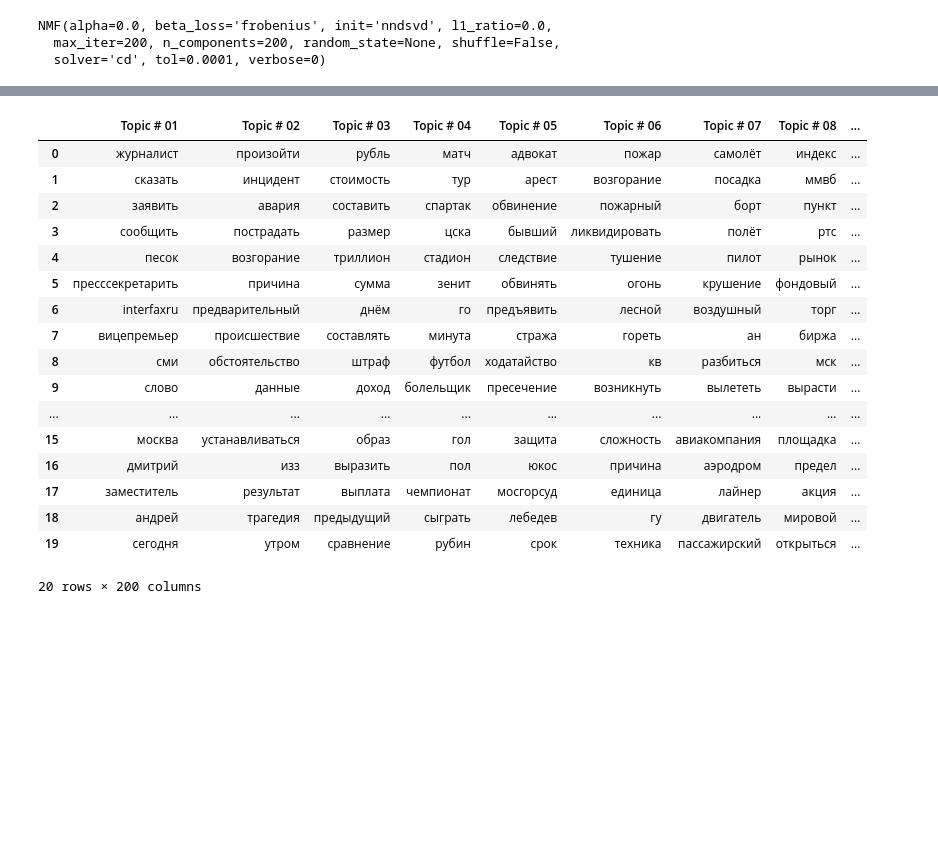
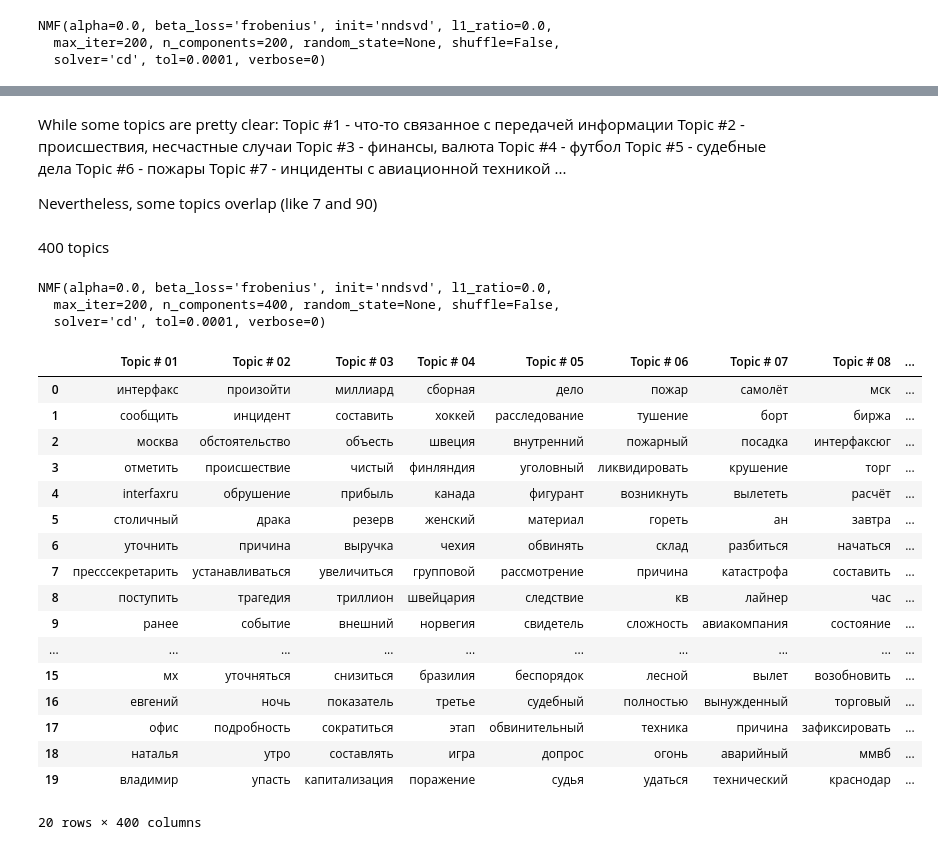
Before and after one commit to vetedde/proj_news_viz, a Jupyter notebook: nlp/topic_models/experiments/sklearn/nmf.ipynb, the cells around one changed output, grey strips where cells are left out. Cells and saved outputs as stored; diff of their text form; code cells hidden in the pictures; blank space fills up the shorter version.

```diff
--- a/nlp/topic_models/experiments/sklearn/nmf.ipynb
+++ b/nlp/topic_models/experiments/sklearn/nmf.ipynb
@@ -177,21 +209,12 @@ topic_model = get_nmf_topics(model, 20)
-# %%
-topic_model
-# %% [output]
-|  | Topic # 01 | Topic # 02 | Topic # 03 | Topic # 04 | Topic # 05 | Topic # 06 | Topic # 07 | Topic # 08 | ... |
-| 0 | журналист | произойти | рубль | матч | адвокат | пожар | самолёт | индекс | ... |
-| 1 | сказать | инцидент | стоимость | тур | арест | возгорание | посадка | ммвб | ... |
-| 2 | заявить | авария | составить | спартак | обвинение | пожарный | борт | пункт | ... |
-| 3 | сообщить | пострадать | размер | цска | бывший | ликвидировать | полёт | ртс | ... |
-| 4 | песок | возгорание | триллион | стадион | следствие | тушение | пилот | рынок | ... |
-| 5 | пресссекретарить | причина | сумма | зенит | обвинять | огонь | крушение | фондовый | ... |
-| 6 | interfaxru | предварительный | днём | го | предъявить | лесной | воздушный | торг | ... |
-| 7 | вицепремьер | происшествие | составлять | минута | стража | гореть | ан | биржа | ... |
-| 8 | сми | обстоятельство | штраф | футбол | ходатайство | кв | разбиться | мск | ... |
-| 9 | слово | данные | доход | болельщик | пресечение | возникнуть | вылететь | вырасти | ... |
-| ... | ... | ... | ... | ... | ... | ... | ... | ... | ... |
-| 15 | москва | устанавливаться | образ | гол | защита | сложность | авиакомпания | площадка | ... |
-| 16 | дмитрий | изз | выразить | пол | юкос | причина | аэродром | предел | ... |
-| 17 | заместитель | результат | выплата | чемпионат | мосгорсуд | единица | лайнер | акция | ... |
-| 18 | андрей | трагедия | предыдущий | сыграть | лебедев | гу | двигатель | мировой | ... |
-| 19 | сегодня | утром | сравнение | рубин | срок | техника | пассажирский | открыться | ... |
-20 rows × 200 columns
+# %% [markdown]
+While some topics are pretty clear:
+Topic #1 - что-то связанное с передачей информации
+Topic #2 - происшествия, несчастные случаи
+Topic #3 - финансы, валюта
+Topic #4 - футбол
+Topic #5 - судебные дела
+Topic #6 - пожары
+Topic #7 - инциденты с авиационной техникой
+...
+
+Nevertheless, some topics overlap (like 7 and 90)
@@ -197,0 +223,32 @@ topic_model
+# %% [markdown]
+400 topics
+# %%
+num_topics = 400
+model = NMF(n_components=num_topics, init='nndsvd');
+model.fit(xtfidf_norm)
+# %% [output]
+NMF(alpha=0.0, beta_loss='frobenius', init='nndsvd', l1_ratio=0.0,
+  max_iter=200, n_components=400, random_state=None, shuffle=False,
+  solver='cd', tol=0.0001, verbose=0)
+# %%
+topics400 = get_nmf_topics(model, 20)
+topics400
+# %% [output]
+|  | Topic # 01 | Topic # 02 | Topic # 03 | Topic # 04 | Topic # 05 | Topic # 06 | Topic # 07 | Topic # 08 | ... |
+| 0 | интерфакс | произойти | миллиард | сборная | дело | пожар | самолёт | мск | ... |
+| 1 | сообщить | инцидент | составить | хоккей | расследование | тушение | борт | биржа | ... |
+| 2 | москва | обстоятельство | объесть | швеция | внутренний | пожарный | посадка | интерфаксюг | ... |
+| 3 | отметить | происшествие | чистый | финляндия | уголовный | ликвидировать | крушение | торг | ... |
+| 4 | interfaxru | обрушение | прибыль | канада | фигурант | возникнуть | вылететь | расчёт | ... |
+| 5 | столичный | драка | резерв | женский | материал | гореть | ан | завтра | ... |
+| 6 | уточнить | причина | выручка | чехия | обвинять | склад | разбиться | начаться | ... |
+| 7 | пресссекретарить | устанавливаться | увеличиться | групповой | рассмотрение | причина | катастрофа | составить | ... |
+| 8 | поступить | трагедия | триллион | швейцария | следствие | кв | лайнер | час | ... |
+| 9 | ранее | событие | внешний | норвегия | свидетель | сложность | авиакомпания | состояние | ... |
+| ... | ... | ... | ... | ... | ... | ... | ... | ... | ... |
+| 15 | мх | уточняться | снизиться | бразилия | беспорядок | лесной | вылет | возобновить | ... |
+| 16 | евгений | ночь | показатель | третье | судебный | полностью | вынужденный | торговый | ... |
+| 17 | офис | подробность | сократиться | этап | обвинительный | техника | причина | зафиксировать | ... |
+| 18 | наталья | утро | составлять | игра | допрос | огонь | аварийный | ммвб | ... |
+| 19 | владимир | упасть | капитализация | поражение | судья | удаться | технический | краснодар | ... |
+20 rows × 400 columns
```
Also changed, not shown: parts of 27 cells of this notebook, 1 other file.
